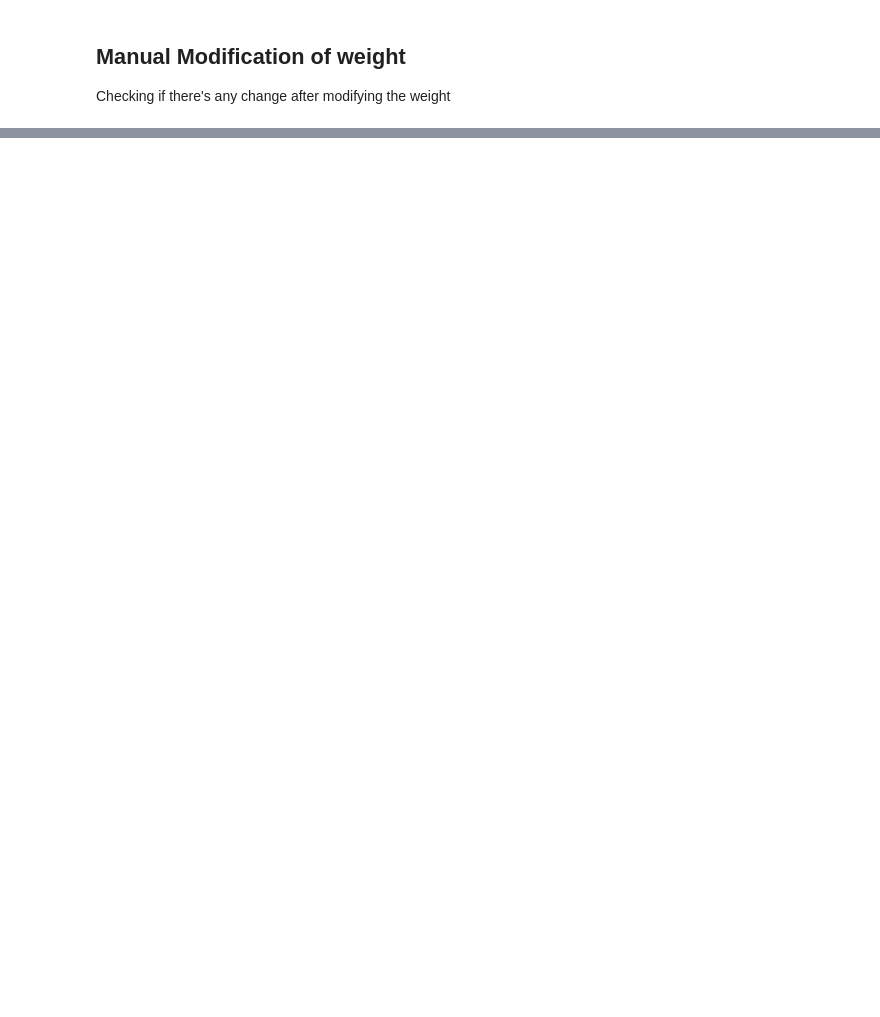
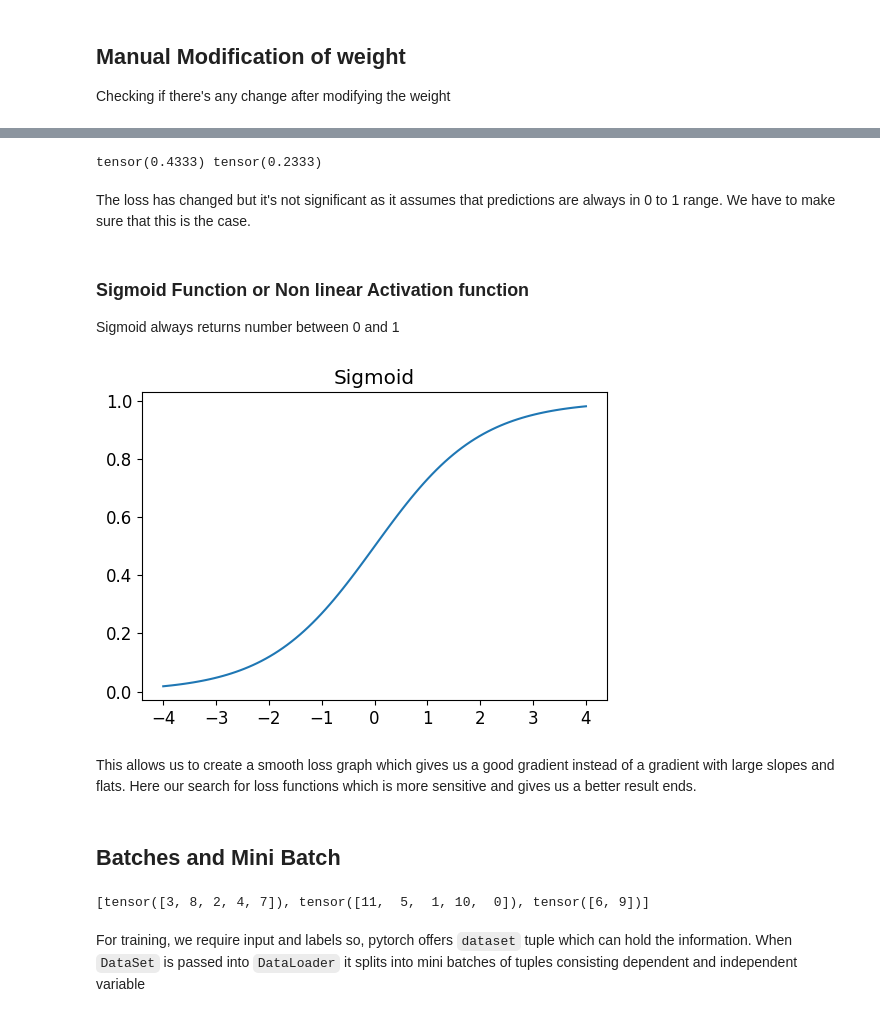
Before and after one commit to AgastyaPatel/FastAI-course, a Jupyter notebook: fastbook-solved/03_NN_MNIST.ipynb, the cells around one changed output, grey strips where cells are left out. Drawn from its saved outputs; the diff is of its cells as text; code cells hidden in the pictures; blank space fills up the shorter version.

```diff
--- a/fastbook-solved/03_NN_MNIST.ipynb
+++ b/fastbook-solved/03_NN_MNIST.ipynb
@@ -475,0 +514,13 @@ Since our prediction's gradient didn't improve our model's performance (ACCURACY
+# %%
+# Comparing loss with two different preds
+preds = tensor([0.9, 0.4, 0.2])
+preds2 = tensor([0.9, 0.4, 0.8])
+
+print(mnist_loss(preds, trgts), mnist_loss(preds2, trgts))
+# %% [output]
+tensor(0.4333) tensor(0.2333)
+# %% [markdown]
+The loss has changed but it's not significant as it assumes that predictions are always in 0 to 1 range. We have to make sure that this is the case.
+# %% [markdown]
+### Sigmoid Function or Non linear Activation function
+Sigmoid always returns number between 0 and 1
@@ -475,0 +529,4 @@ Since our prediction's gradient didn't improve our model's performance (ACCURACY
+# %%
+plot_function(torch.sigmoid, title = 'Sigmoid', min = -4, max = 4)
+# %% [output]
+[figure, added]
@@ -475,0 +537,14 @@ Since our prediction's gradient didn't improve our model's performance (ACCURACY
+# %% [markdown]
+This allows us to create a smooth loss graph which gives us a good gradient instead of a gradient with large slopes and flats. Here our search for loss functions which is more sensitive and gives us a better result ends.
+# %% [markdown]
+## Batches and Mini Batch
+# %%
+#DataLoader in PyTorch/fastAI tuns a list into a mini-batches and also shuffles them
+coll = range(12)
+dl = DataLoader(coll, batch_size = 5, shuffle= True)
+list(dl)
+# %% [output]
+[tensor([3, 8, 2, 4, 7]), tensor([11,  5,  1, 10,  0]), tensor([6, 9])]
+# %% [markdown]
+For training, we require input and labels so, pytorch offers `dataset` tuple which can hold the information.
+When `DataSet` is passed into `DataLoader` it splits into mini batches of tuples consisting dependent and independent variable
```
Also changed, not shown: parts of 77 cells of this notebook.
